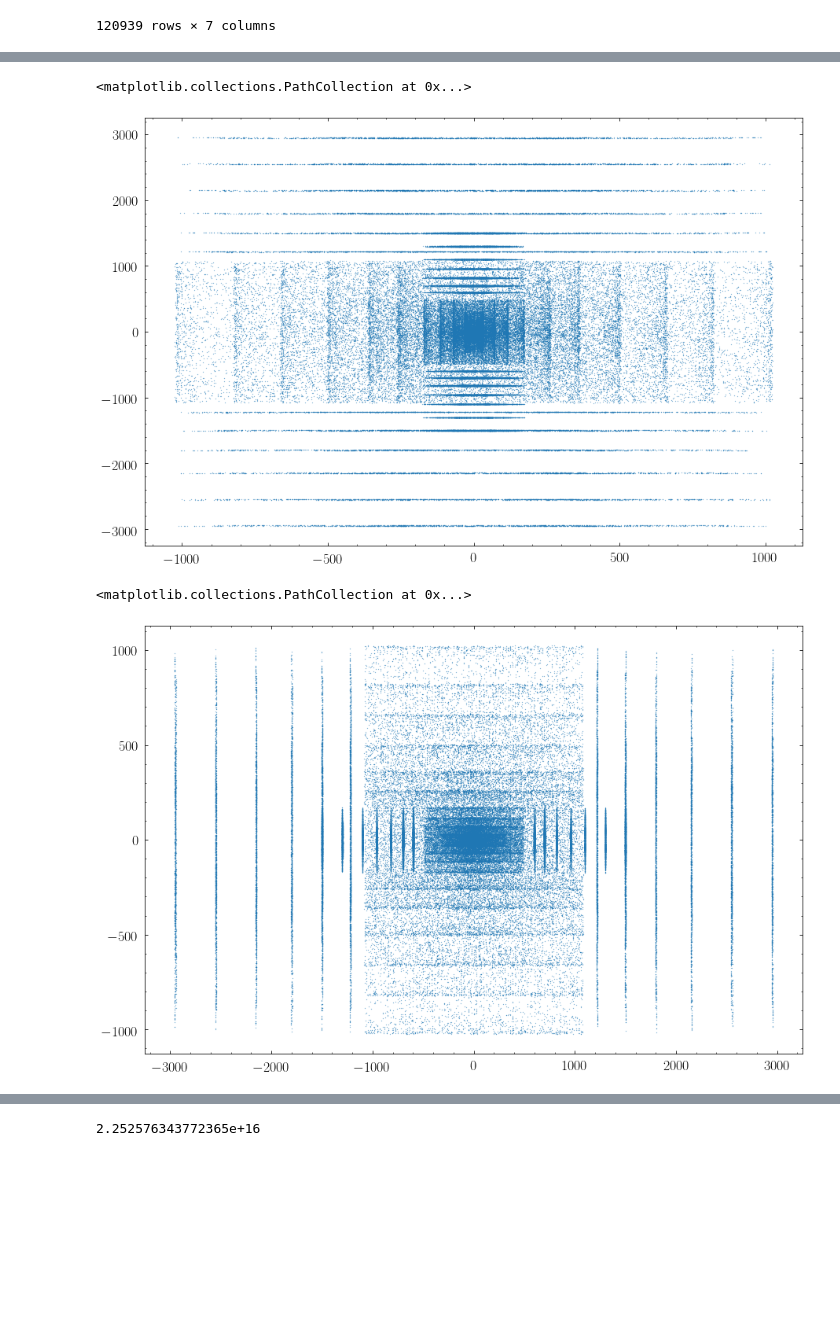
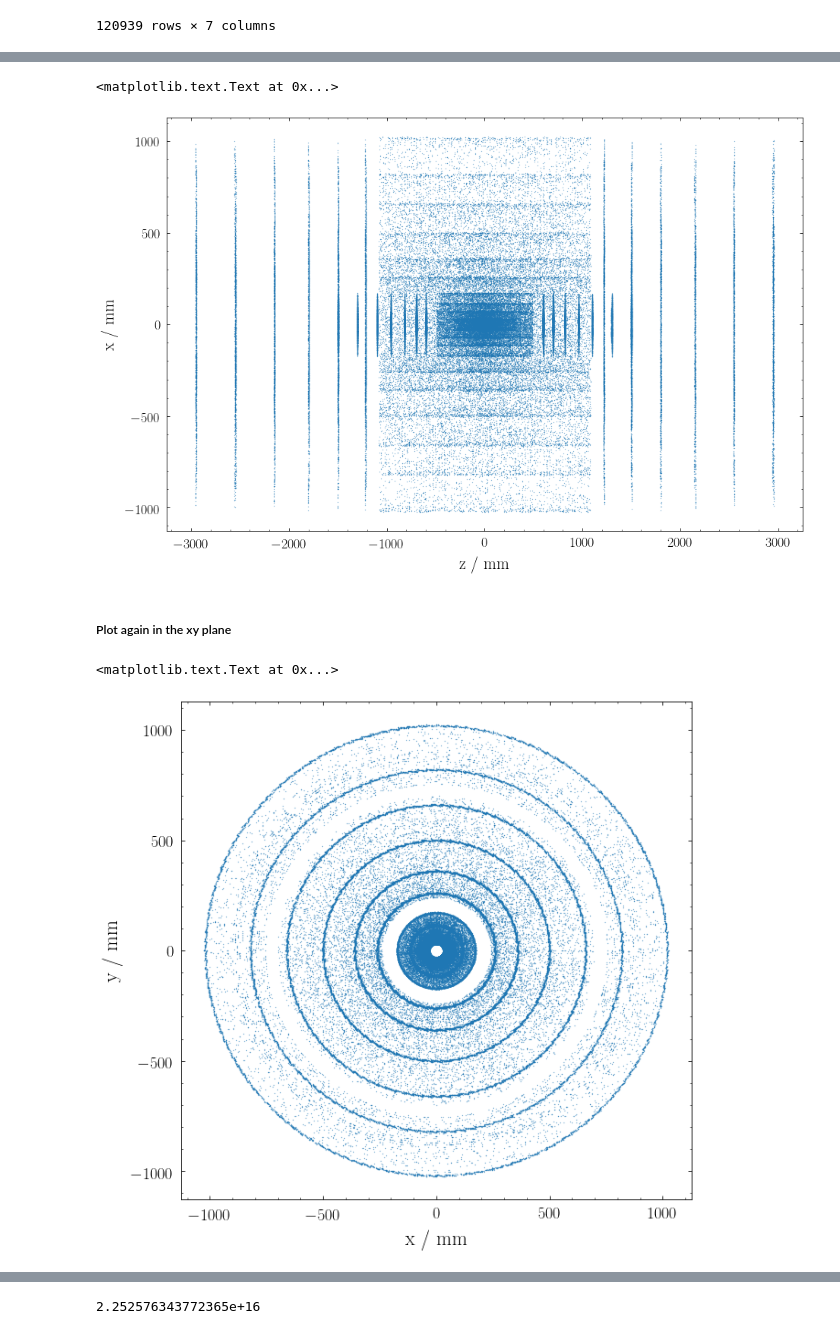
Before and after one commit to jxi24/TrackML, a Jupyter notebook: Jacks_plots.ipynb, the cells around one changed output, grey strips where cells are left out. Drawn from its saved outputs; the diff is of its cells as text; code cells hidden in the pictures; blank space fills up the shorter version.

Commit message:
Added comments and headings and other style changes to make Jacks_plots.ipynb more readable.

```diff
--- a/Jacks_plots.ipynb
+++ b/Jacks_plots.ipynb
@@ -33,12 +41,18 @@ hits_xyz = hits.values[:,1:4]
 # %%
 plt.figure(figsize=(15,10))
-plt.scatter(hits_xyz[:,1],hits_xyz[:,2],s=0.05)
+plt.scatter(hits_xyz[:,2],hits_xyz[:,0],s=0.05)
+plt.xlabel("z / mm")
+plt.ylabel("x / mm")
 # %% [output]
-<matplotlib.collections.PathCollection at 0x...>
+<matplotlib.text.Text at 0x...>
-[figure, old version]
+[figure, new version]
+# %% [markdown]
+##### Plot again in the xy plane
 # %%
-plt.figure(figsize=(15,10))
-plt.scatter(hits_xyz[:,2],hits_xyz[:,0],s=0.05)
+plt.figure(figsize=(10,10))
+plt.scatter(hits_xyz[:,0],hits_xyz[:,1],s=0.05)
+plt.xlabel("x / mm")
+plt.ylabel("y / mm")
 # %% [output]
-<matplotlib.collections.PathCollection at 0x...>
+<matplotlib.text.Text at 0x...>
-[figure, old version]
+[figure, new version]
```
Also changed, not shown: parts of 40 cells of this notebook.
